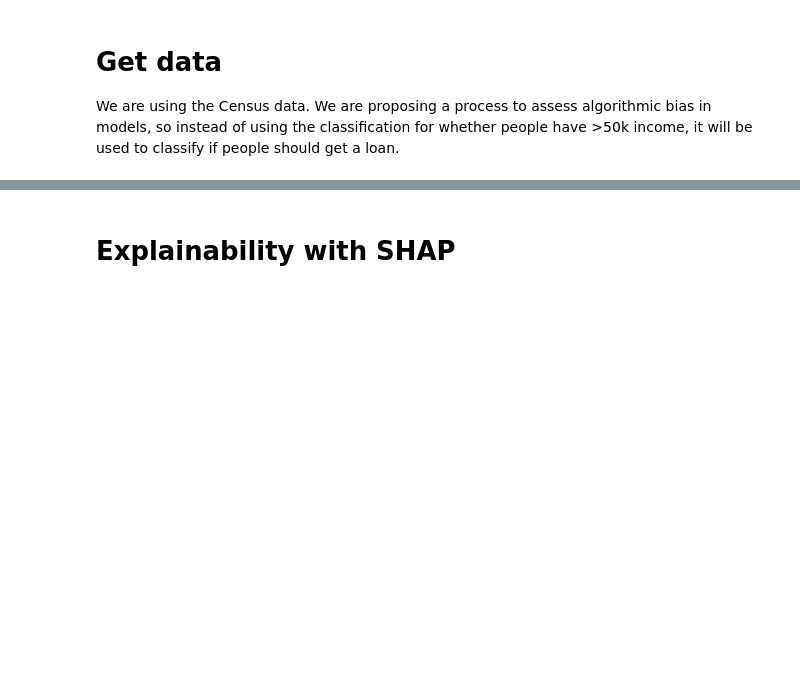
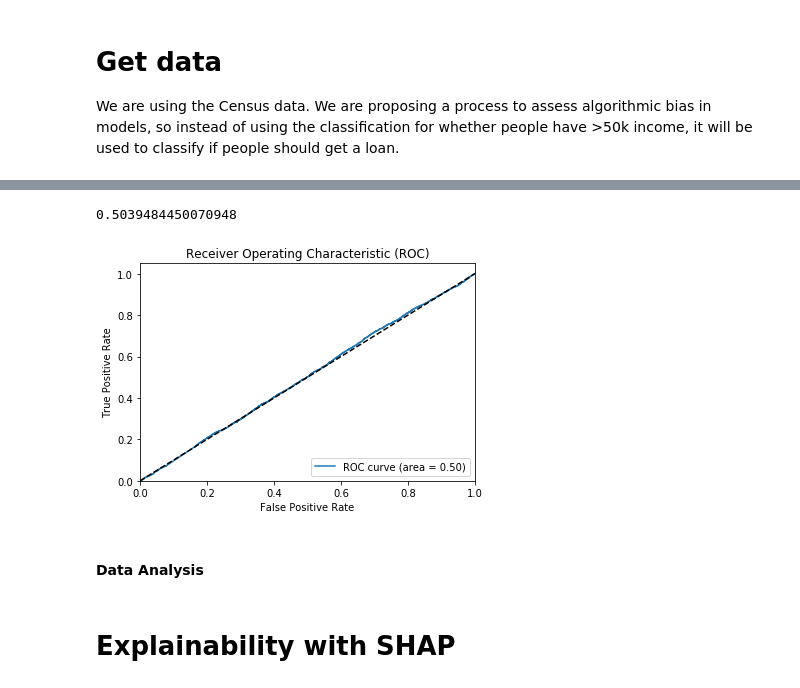
Before and after one commit to EthicalML/explainability-and-bias, a Jupyter notebook: Tensorflow+KERAS CENSUS-Short.ipynb, the cells around one changed output, grey strips where cells are left out. Cells and saved outputs as stored; diff of their text form; code cells hidden in the pictures; blank space fills up the shorter version.

```diff
--- a/Tensorflow+KERAS CENSUS-Short.ipynb
+++ b/Tensorflow+KERAS CENSUS-Short.ipynb
@@ -106,3 +187,14 @@ education_num = tf.feature_column.numeric_column("education-num")
 capital_gain = tf.feature_column.numeric_column("capital-gain")
 capital_loss  = tf.feature_column.numeric_column("capital-loss")
 hours_per_week = tf.feature_column.numeric_column("hours-per-week")
+
+age = tf.feature_column.bucketized_column(
+    age, boundaries=list(range(0,100,5)))
+education_num = tf.feature_column.bucketized_column(
+    education_num, boundaries=list(range(0,16,1)))
+capital_gain = tf.feature_column.bucketized_column(
+    capital_gain, boundaries=list(range(0,100000,10000)))
+capital_loss  = tf.feature_column.bucketized_column(
+    capital_loss, boundaries=list(range(0,4000,1000)))
+hours_per_week = tf.feature_column.bucketized_column(
+    hours_per_week, boundaries=list(range(0,100,5)))
@@ -213,0 +320,22 @@ INFO:tensorflow:Done running local_init_op.
+# %%
+from sklearn.metrics import roc_curve, auc
+
+fpr, tpr, _ = roc_curve(
+        pred_df["actual"].values, pred_df["prob_pos"].values)
+
+roc_auc = auc(fpr, tpr)
+print(roc_auc)
+
+plt.figure()
+plt.plot(fpr, tpr, label='ROC curve (area = %0.2f)' % roc_auc)
+plt.plot([0, 1], [0, 1], 'k--')
+plt.xlim([0.0, 1.0])
+plt.ylim([0.0, 1.05])
+plt.xlabel('False Positive Rate')
+plt.ylabel('True Positive Rate')
+plt.title('Receiver Operating Characteristic (ROC)')
+plt.legend(loc="lower right")
+plt.show()
+# %% [output]
+0.5039484450070948
+[figure, added]
@@ -213,0 +356,2 @@ INFO:tensorflow:Done running local_init_op.
+# %% [markdown]
+#### Data Analysis
```
Also changed, not shown: parts of 46 cells of this notebook, 1 other file.
